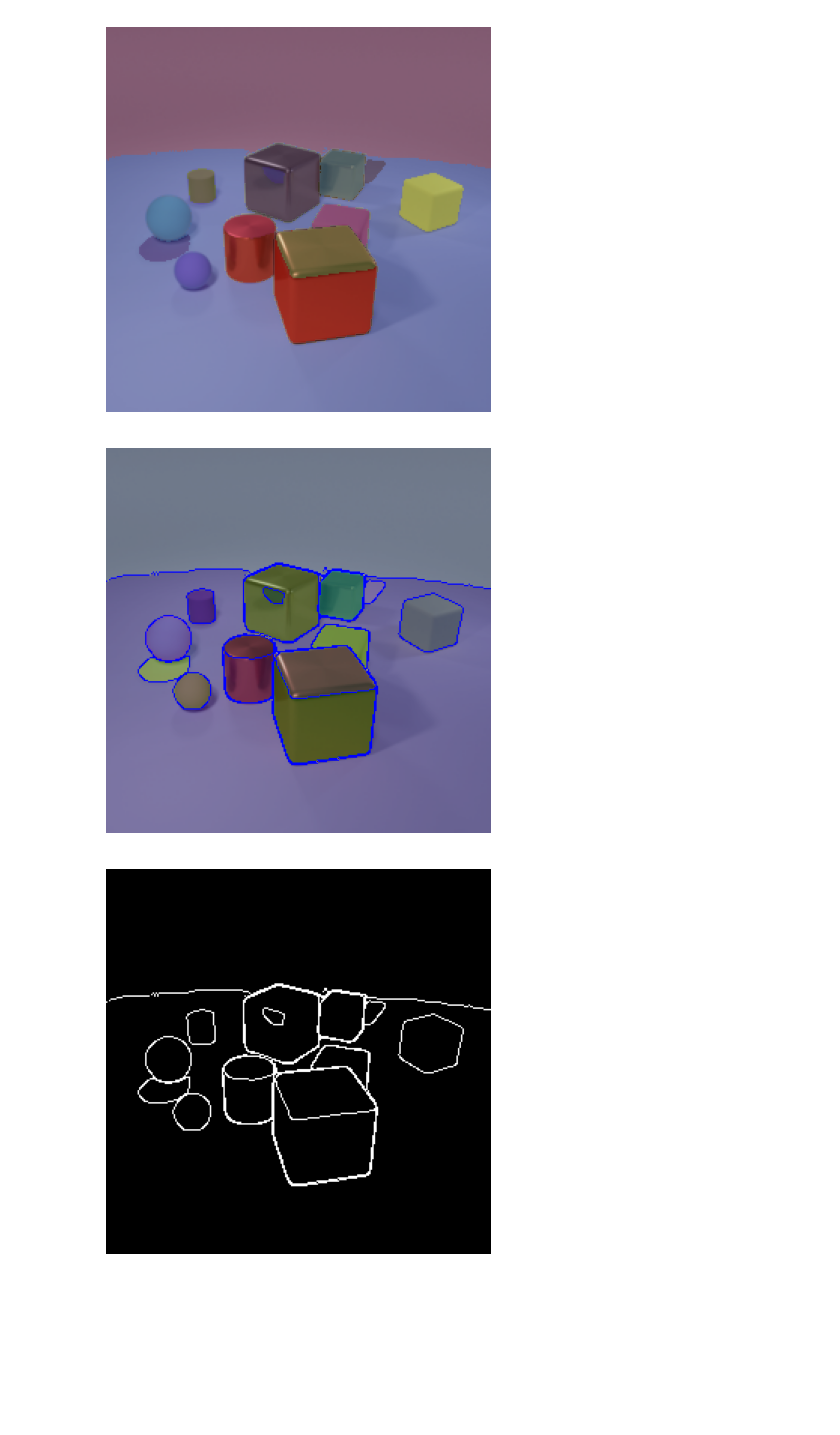
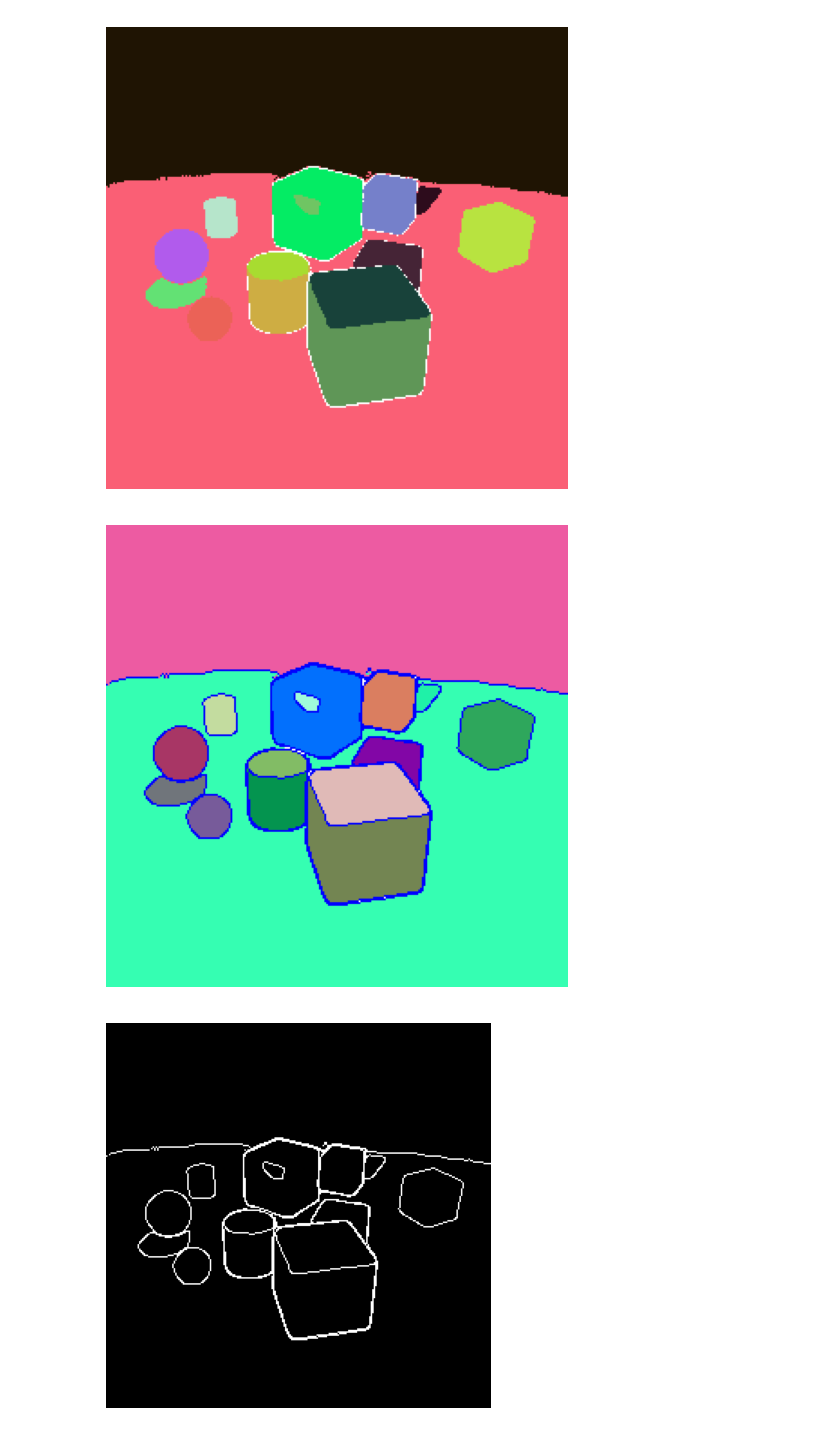
Before and after one commit to theomaillard/nano4M-extension, a Jupyter notebook: dataset/SAM_canny.ipynb, the cells around one changed output. Saved outputs shown, nothing was run; the diff lists cells and outputs as text; code cells hidden in the pictures; blank space fills up the shorter version.

Commit message:
SAM Canny edges + Tokenization

```diff
--- a/dataset/SAM_canny.ipynb
+++ b/dataset/SAM_canny.ipynb
@@ -29,43 +27,36 @@ def show_SAM(anns):
     if len(anns) == 0:
         return
     sorted_anns = sorted(anns, key=(lambda x: x['area']), reverse=True)
-    ax = plt.gca()
-    ax.set_autoscale_on(False)
-
-    img = np.ones((sorted_anns[0]['segmentation'].shape[0], sorted_anns[0]['segmentation'].shape[1], 4))
-    img[:,:,3] = 0
+    h, w = sorted_anns[0]['segmentation'].shape
+    img = np.ones((h, w, 3))
     for ann in sorted_anns:
         m = ann['segmentation']
-        color_mask = np.concatenate([np.random.random(3), [0.35]])
-        img[m] = color_mask
-    ax.imshow(img)
+        img[m] = np.random.random(3)
+    plt.figure(figsize=(6,6))
+    plt.imshow(img)
+    plt.axis('off')
+    plt.show()
 
 def show_SAM_Canny(anns):
     if len(anns) == 0:
         return
     sorted_anns = sorted(anns, key=(lambda x: x['area']), reverse=True)
-    ax = plt.gca()
-    ax.set_autoscale_on(False)
-
-    img = np.ones((sorted_anns[0]['segmentation'].shape[0], sorted_anns[0]['segmentation'].shape[1], 4))
-    img[:,:,3] = 0
-
+    h, w = sorted_anns[0]['segmentation'].shape
+    img = np.ones((h, w, 3))
     LOW, HIGH = 100, 200
-
     for ann in sorted_anns:
         m = ann['segmentation']
-        color_mask = np.concatenate([np.random.random(3), [0.35]])
-        img[m] = color_mask
-
-        # Canny on the binary mask of each segment
+        img[m] = np.random.random(3)
         mask_uint8 = (m * 255).astype(np.uint8)
         edges = cv2.Canny(mask_uint8, LOW, HIGH)
         r, c = np.where(edges > 0)
-        img[r, c] = np.array([0, 0, 1, 1])  # blue lines
+        img[r, c] = np.array([0, 0, 1]) # color lines in white
+    plt.figure(figsize=(6,6))
+    plt.imshow(img)
+    plt.axis('off')
+    plt.show()
 
-    ax.imshow(img)
-
-def show_Canny(anns, low=100, high=200):
+def SAM_to_Canny(anns, low=100, high=200):
     if len(anns) == 0:
         return None
     sorted_anns = sorted(anns, key=(lambda x: x['area']), reverse=True)
@@ -101,19 +92,11 @@ plt.show()
 # %% [output]
 [figure]
 # %%
-plt.figure(figsize=(5,5))
-plt.imshow(resized)
 show_SAM(masks)
-plt.axis('off')
-plt.show()
 # %% [output]
-[figure, old version]
+[figure, new version]
 # %%
-plt.figure(figsize=(5,5))
-plt.imshow(resized)
 show_SAM_Canny(masks)
-plt.axis('off')
-plt.show()
 # %% [output]
-[figure, old version]
+[figure, new version]
 # %%
```
Also changed, not shown: parts of 10 cells of this notebook.
